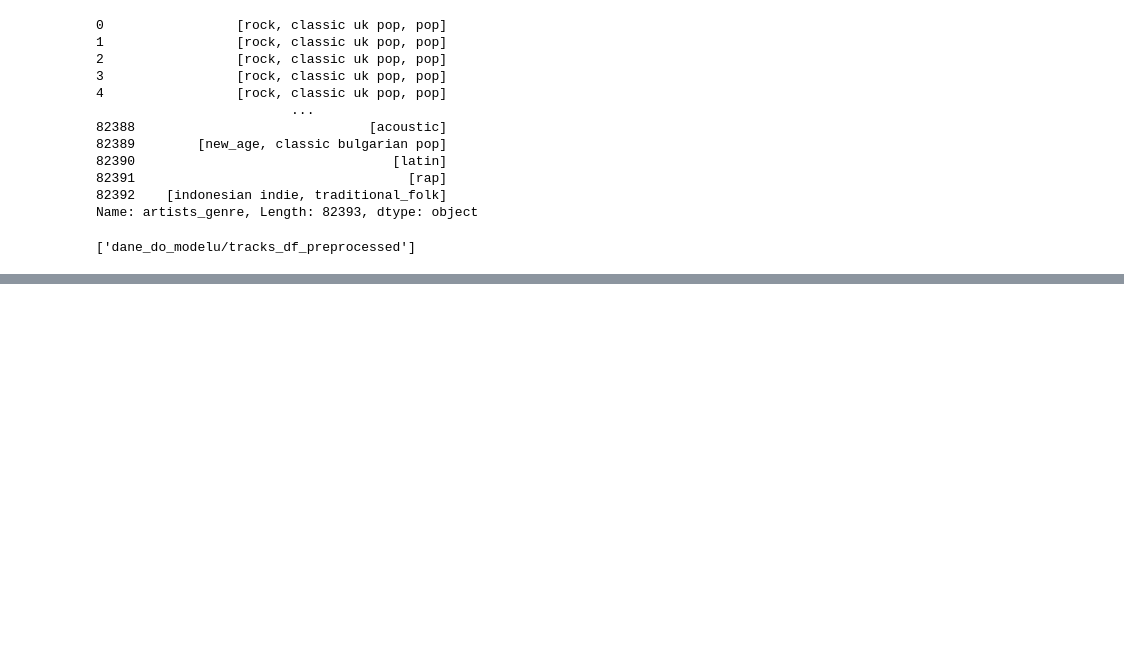
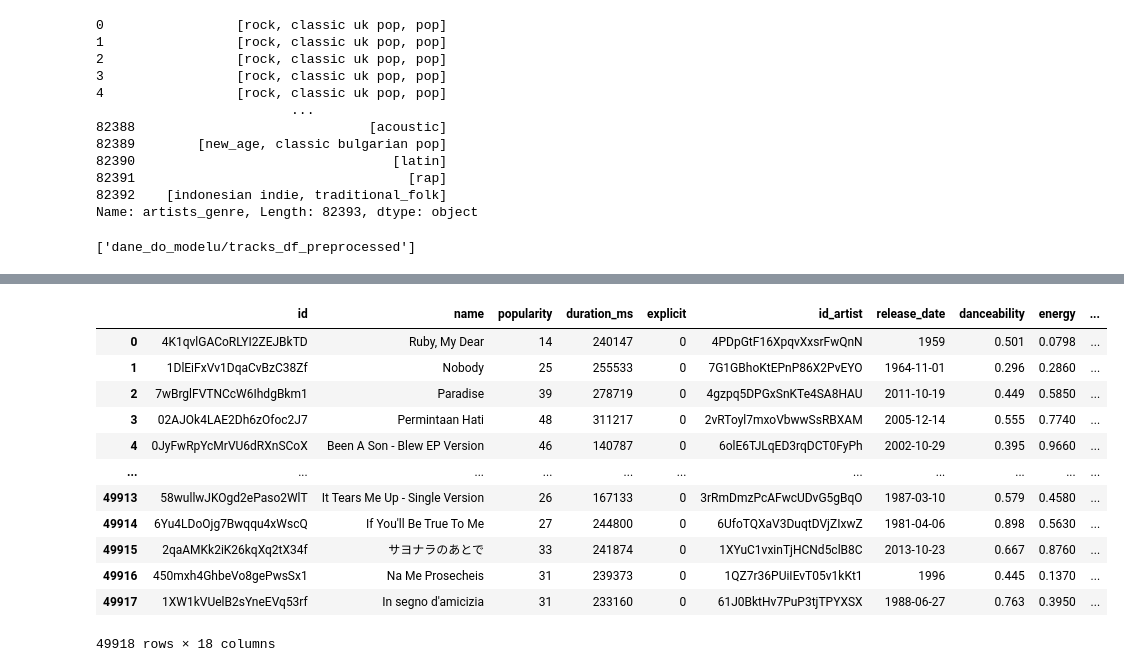
Before and after one commit to zxcvwrs/spotify-songs-ML, a Jupyter notebook: analiza_danych.ipynb, the cells around one changed output, grey strips where cells are left out. Saved outputs shown, nothing was run; the diff lists cells and outputs as text; code cells hidden in the pictures; blank space fills up the shorter version.

Commit message:
Finished preprocessing and target analysis

```diff
--- a/analiza_danych.ipynb
+++ b/analiza_danych.ipynb
@@ -2153,0 +2194,4 @@ Name: artists_genre, Length: 82393, dtype: object
+# %%
+tracks_df_attribute_analysis = tracks_df_preprocessed.copy()
+# %%
+tracks_df_attribute_analysis['artists_genre'] = tracks_df_preprocessed['artists_genre'].apply(search_and_pick)
@@ -2153,0 +2310,2 @@ Name: artists_genre, Length: 82393, dtype: object
+# %%
+sampling_dict = tracks_df_attribute_analysis['artists_genre'].value_counts().to_dict()
@@ -2153,0 +2330,32 @@ Name: artists_genre, Length: 82393, dtype: object
+# %%
+sampling_dict['pop'] = 3900
+sampling_dict['latin'] = 3900
+sampling_dict['rock'] = 3900
+sampling_dict['traditional_folk'] = 3900
+sampling_dict['easy_listening'] = 3900
+sampling_dict['jazz'] = 3900
+sampling_dict['rap'] = 3900
+sampling_dict['metal'] = 3900
+# %%
+import pandas as pd
+from imblearn.under_sampling import RandomUnderSampler
+
+undersampler = RandomUnderSampler(sampling_strategy=sampling_dict)
+
+df_resampled, y_resampled = undersampler.fit_resample(tracks_df_attribute_analysis, tracks_df_attribute_analysis['artists_genre'])
+
+display(df_resampled)
+# %% [output]
+|  | id | name | popularity | duration_ms | explicit | id_artist | release_date | danceability | energy | ... |
+| 0 | 4K1qvlGACoRLYI2ZEJBkTD | Ruby, My Dear | 14 | 240147 | 0 | 4PDpGtF16XpqvXxsrFwQnN | 1959 | 0.501 | 0.0798 | ... |
+| 1 | 1DlEiFxVv1DqaCvBzC38Zf | Nobody | 25 | 255533 | 0 | 7G1GBhoKtEPnP86X2PvEYO | 1964-11-01 | 0.296 | 0.2860 | ... |
+| 2 | 7wBrglFVTNCcW6IhdgBkm1 | Paradise | 39 | 278719 | 0 | 4gzpq5DPGxSnKTe4SA8HAU | 2011-10-19 | 0.449 | 0.5850 | ... |
+| 3 | 02AJOk4LAE2Dh6zOfoc2J7 | Permintaan Hati | 48 | 311217 | 0 | 2vRToyl7mxoVbwwSsRBXAM | 2005-12-14 | 0.555 | 0.7740 | ... |
+| 4 | 0JyFwRpYcMrVU6dRXnSCoX | Been A Son - Blew EP Version | 46 | 140787 | 0 | 6olE6TJLqED3rqDCT0FyPh | 2002-10-29 | 0.395 | 0.9660 | ... |
+| ... | ... | ... | ... | ... | ... | ... | ... | ... | ... | ... |
+| 49913 | 58wullwJKOgd2ePaso2WlT | It Tears Me Up - Single Version | 26 | 167133 | 0 | 3rRmDmzPcAFwcUDvG5gBqO | 1987-03-10 | 0.579 | 0.4580 | ... |
+| 49914 | 6Yu4LDoOjg7Bwqqu4xWscQ | If You'll Be True To Me | 27 | 244800 | 0 | 6UfoTQXaV3DuqtDVjZIxwZ | 1981-04-06 | 0.898 | 0.5630 | ... |
+| 49915 | 2qaAMKk2iK26kqXq2tX34f | サヨナラのあとで | 33 | 241874 | 0 | 1XYuC1vxinTjHCNd5clB8C | 2013-10-23 | 0.667 | 0.8760 | ... |
+| 49916 | 450mxh4GhbeVo8gePwsSx1 | Na Me Prosecheis | 31 | 239373 | 0 | 1QZ7r36PUiIEvT05v1kKt1 | 1996 | 0.445 | 0.1370 | ... |
+| 49917 | 1XW1kVUelB2sYneEVq53rf | In segno d'amicizia | 31 | 233160 | 0 | 61J0BktHv7PuP3tjTPYXSX | 1988-06-27 | 0.763 | 0.3950 | ... |
+49918 rows × 18 columns
```
Also changed, not shown: parts of 22 cells of this notebook.
